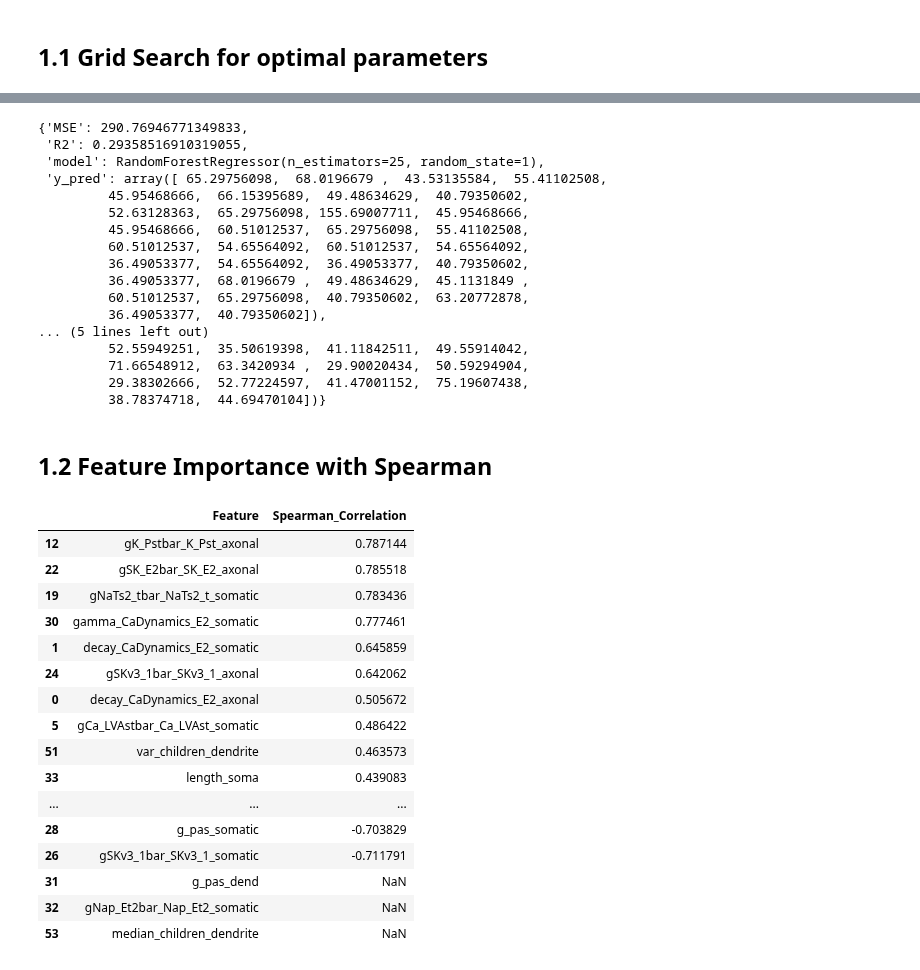
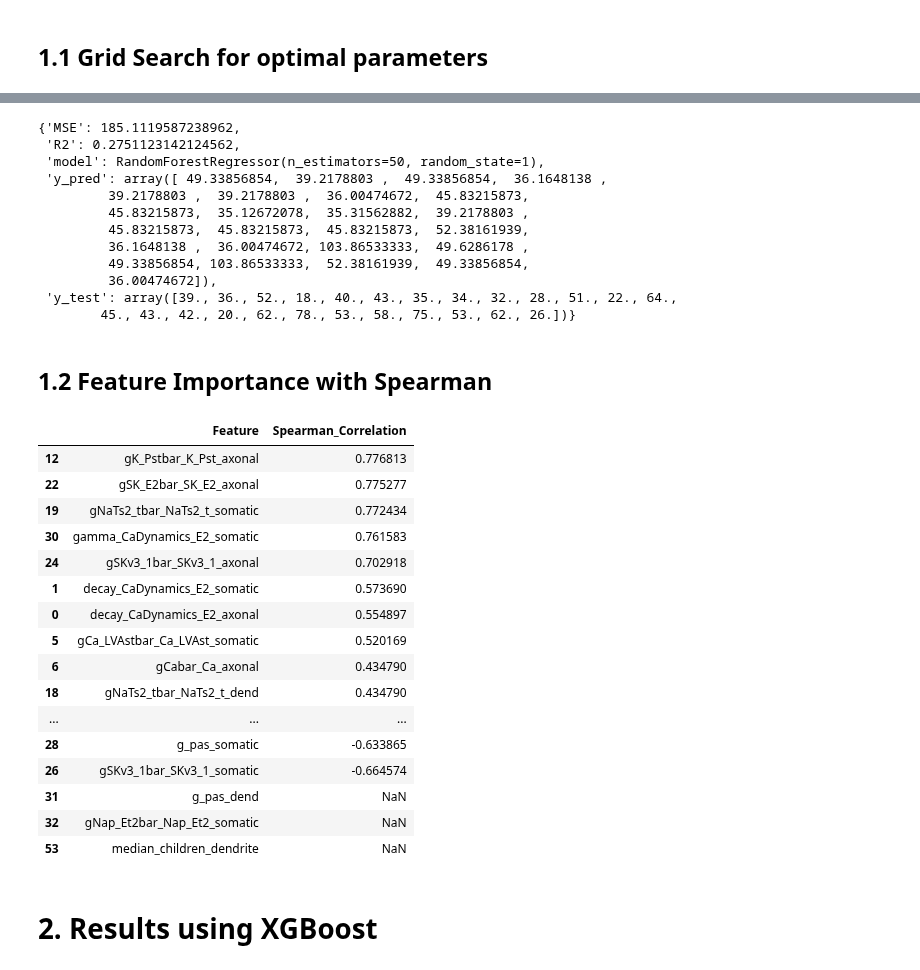
Before and after one commit to sushanthkumar2004/single-neuron-complexity, a Jupyter notebook: dca_feature_importance.ipynb, the cells around one changed output, grey strips where cells are left out. Saved outputs shown, nothing was run; the diff lists cells and outputs as text; code cells hidden in the pictures.

Commit message:
preprocessed all the data

```diff
--- a/dca_feature_importance.ipynb
+++ b/dca_feature_importance.ipynb
@@ -33,8 +33,15 @@ ISOLATED_MORPH_FEATURES = ['total_length_axon', 'length_soma', 'var_children_den
 FEATURES_TO_RANK = ELECPHYS_FEATURES + MORPH_FEATURES
 # %%
 DCA_THRESHOLD_PER_CELL_UNNORM_95 = pd.read_csv('data/dca_threshold_per_cell_unnorm_950.0.csv')
-DCA_THRESHOLD_PER_CELL_UNNORM_68 = pd.read_csv('data/dca_threshold_per_cell_unnorm_680.0.csv')
+# DCA_THRESHOLD_PER_CELL_UNNORM_68 = pd.read_csv('data/dca_threshold_per_cell_unnorm_680.0.csv')
 
 DCA_THRESHOLD_PER_CELL_UNNORM = DCA_THRESHOLD_PER_CELL_UNNORM_95
 
-MAPPINGS_WITH_CONDUCTANCE = pd.read_csv('data/mappings_with_conductance.csv')
+MAPPINGS_WITH_CONDUCTANCE = pd.read_csv('data/mappings_with_conductance.csv').dropna()
+
+# normalize the numerical columns
+numeric_columns = MAPPINGS_WITH_CONDUCTANCE.select_dtypes(include=['int64', 'float64']).columns
+scaler = StandardScaler()
+MAPPINGS_WITH_CONDUCTANCE[numeric_columns] = scaler.fit_transform(MAPPINGS_WITH_CONDUCTANCE[numeric_columns])
+
+MAPPINGS_WITH_CONDUCTANCE
@@ -68,7 +89,7 @@ FEATURES_WITH_DCA = features_with_dca_from_dataframe(ALL_FEATURES)
 # %% [markdown]
 ## 1.1 Grid Search for optimal parameters
 # %%
-def random_forest_predictor(features_with_predicted_val, val_to_predict='pi', random_state=1, num_estimators=100, split=0.2):
+def random_forest_predictor(features_with_predicted_val, val_to_predict='dca_level', random_state=1, num_estimators=100, split=0.2):
     X = features_with_predicted_val.drop([val_to_predict], axis=1)
     y = features_with_predicted_val[val_to_predict]
 
@@ -84,7 +105,7 @@ def random_forest_predictor(features_with_predicted_val, val_to_predict='pi', ra
     return {'MSE' : mean_squared_error(y_test, y_pred), 'R2' : r2_score(y_test, y_pred), 'model' : rf_model,
            'y_pred' : y_pred, 'y_test' : np.array(y_test)}
 
-def grid_search_random_forest_predictor(features_with_predicted_val, val_to_predict='pi', random_state=1,
+def grid_search_random_forest_predictor(features_with_predicted_val, val_to_predict='dca_level', random_state=1,
                                         estimators=[25, 50, 100, 150, 200, 250, 300, 350, 400, 450, 500], num_folds=5, split=0.2):
     param_grid = {
         'n_estimators': estimators
@@ -110,7 +131,7 @@ def grid_search_random_forest_predictor(features_with_predicted_val, val_to_pred
     return {'MSE' : mean_squared_error(y_test, y_pred), 'R2' : r2_score(y_test, y_pred), 'model' : final_rf_model,
            'y_pred' : y_pred, 'y_test' : np.array(y_test)}
 # %%
-MODEL_PARAMS = grid_search_random_forest_predictor(FEATURES_WITH_PI)
+MODEL_PARAMS = grid_search_random_forest_predictor(FEATURES_WITH_DCA)
 RF_MODEL_PI = MODEL_PARAMS['model']
 
 print(MODEL_PARAMS)
@@ -135,27 +147,22 @@ print(MODEL_PARAMS)
 # %%
-grid_search_random_forest_predictor(features_with_pi_from_dataframe(ELECPHYS_FEATURES + ISOLATED_MORPH_FEATURES))
+grid_search_random_forest_predictor(features_with_dca_from_dataframe(ELECPHYS_FEATURES + MORPH_FEATURES))
 # %% [output]
-{'MSE': 290.76946771349833,
- 'R2': 0.29358516910319055,
- 'model': RandomForestRegressor(n_estimators=25, random_state=1),
- 'y_pred': array([ 65.29756098,  68.0196679 ,  43.53135584,  55.41102508,
-         45.95468666,  66.15395689,  49.48634629,  40.79350602,
-         52.63128363,  65.29756098, 155.69007711,  45.95468666,
-         45.95468666,  60.51012537,  65.29756098,  55.41102508,
-         60.51012537,  54.65564092,  60.51012537,  54.65564092,
-         36.49053377,  54.65564092,  36.49053377,  40.79350602,
-         36.49053377,  68.0196679 ,  49.48634629,  45.1131849 ,
-         60.51012537,  65.29756098,  40.79350602,  63.20772878,
-         36.49053377,  40.79350602]),
-... (5 lines left out)
-         52.55949251,  35.50619398,  41.11842511,  49.55914042,
-         71.66548912,  63.3420934 ,  29.90020434,  50.59294904,
-         29.38302666,  52.77224597,  41.47001152,  75.19607438,
-         38.78374718,  44.69470104])}
+{'MSE': 185.1119587238962,
+ 'R2': 0.2751123142124562,
+ 'model': RandomForestRegressor(n_estimators=50, random_state=1),
+ 'y_pred': array([ 49.33856854,  39.2178803 ,  49.33856854,  36.1648138 ,
+         39.2178803 ,  39.2178803 ,  36.00474672,  45.83215873,
+         45.83215873,  35.12672078,  35.31562882,  39.2178803 ,
+         45.83215873,  45.83215873,  45.83215873,  52.38161939,
+         36.1648138 ,  36.00474672, 103.86533333,  49.6286178 ,
+         49.33856854, 103.86533333,  52.38161939,  49.33856854,
+         36.00474672]),
+ 'y_test': array([39., 36., 52., 18., 40., 43., 35., 34., 32., 28., 51., 22., 64.,
+        45., 43., 42., 20., 62., 78., 53., 58., 75., 53., 62., 26.])}
 # %% [markdown]
 ## 1.2 Feature Importance with Spearman
 # %%
-def get_feature_spearman_corr(dataframe, model, val_to_predict='pi'):
+def get_feature_spearman_corr(dataframe, model, val_to_predict='dca_level'):
     X = dataframe.drop([val_to_predict], axis=1)
     X = X.drop(['cell_name'], axis=1)
     y = dataframe[val_to_predict]
@@ -171,22 +178,24 @@ def get_feature_spearman_corr(dataframe, model, val_to_predict='pi'):
     ranked_features_df = ranked_features_df.sort_values(by='Spearman_Correlation', ascending=False)
     return ranked_features_df
 # %%
-get_feature_spearman_corr(FEATURES_WITH_PI, RF_MODEL_PI)
+get_feature_spearman_corr(FEATURES_WITH_DCA, RF_MODEL_PI)
 # %% [output]
 |  | Feature | Spearman_Correlation |
-| 12 | gK_Pstbar_K_Pst_axonal | 0.787144 |
-| 22 | gSK_E2bar_SK_E2_axonal | 0.785518 |
-| 19 | gNaTs2_tbar_NaTs2_t_somatic | 0.783436 |
-| 30 | gamma_CaDynamics_E2_somatic | 0.777461 |
-| 1 | decay_CaDynamics_E2_somatic | 0.645859 |
-| 24 | gSKv3_1bar_SKv3_1_axonal | 0.642062 |
-| 0 | decay_CaDynamics_E2_axonal | 0.505672 |
-| 5 | gCa_LVAstbar_Ca_LVAst_somatic | 0.486422 |
-| 51 | var_children_dendrite | 0.463573 |
-| 33 | length_soma | 0.439083 |
+| 12 | gK_Pstbar_K_Pst_axonal | 0.776813 |
+| 22 | gSK_E2bar_SK_E2_axonal | 0.775277 |
+| 19 | gNaTs2_tbar_NaTs2_t_somatic | 0.772434 |
+| 30 | gamma_CaDynamics_E2_somatic | 0.761583 |
+| 24 | gSKv3_1bar_SKv3_1_axonal | 0.702918 |
+| 1 | decay_CaDynamics_E2_somatic | 0.573690 |
+| 0 | decay_CaDynamics_E2_axonal | 0.554897 |
+| 5 | gCa_LVAstbar_Ca_LVAst_somatic | 0.520169 |
+| 6 | gCabar_Ca_axonal | 0.434790 |
+| 18 | gNaTs2_tbar_NaTs2_t_dend | 0.434790 |
 | ... | ... | ... |
-| 28 | g_pas_somatic | -0.703829 |
-| 26 | gSKv3_1bar_SKv3_1_somatic | -0.711791 |
+| 28 | g_pas_somatic | -0.633865 |
+| 26 | gSKv3_1bar_SKv3_1_somatic | -0.664574 |
 | 31 | g_pas_dend | NaN |
 | 32 | gNap_Et2bar_Nap_Et2_somatic | NaN |
 | 53 | median_children_dendrite | NaN |
+# %% [markdown]
+# 2. Results using XGBoost
```
Also changed, not shown: parts of 11 cells of this notebook, 2 other files.
